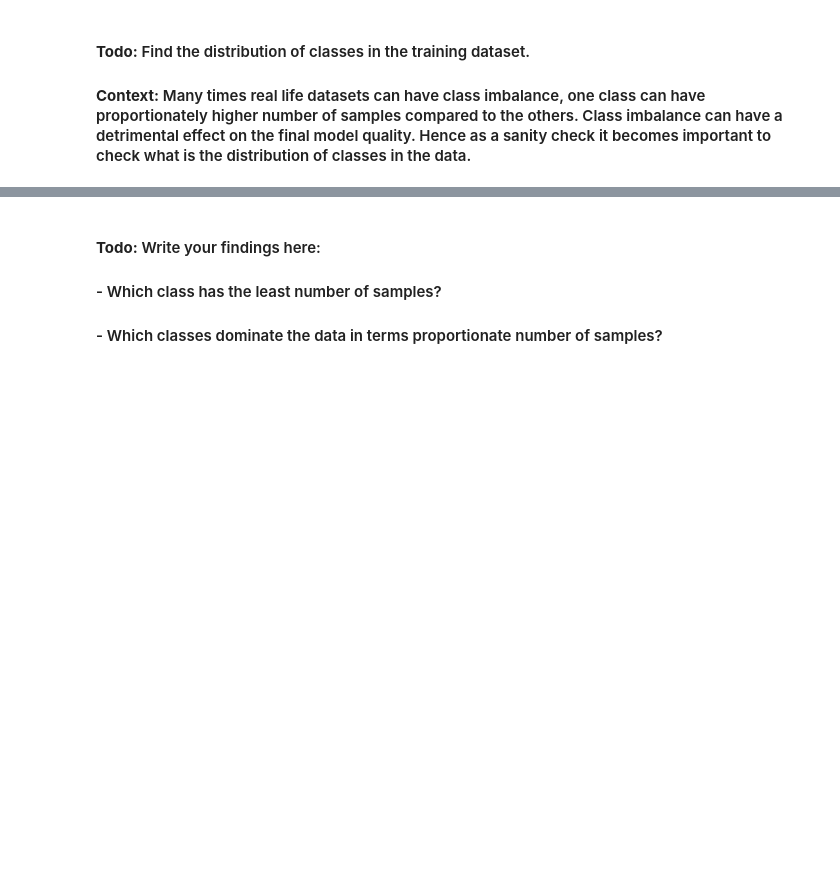
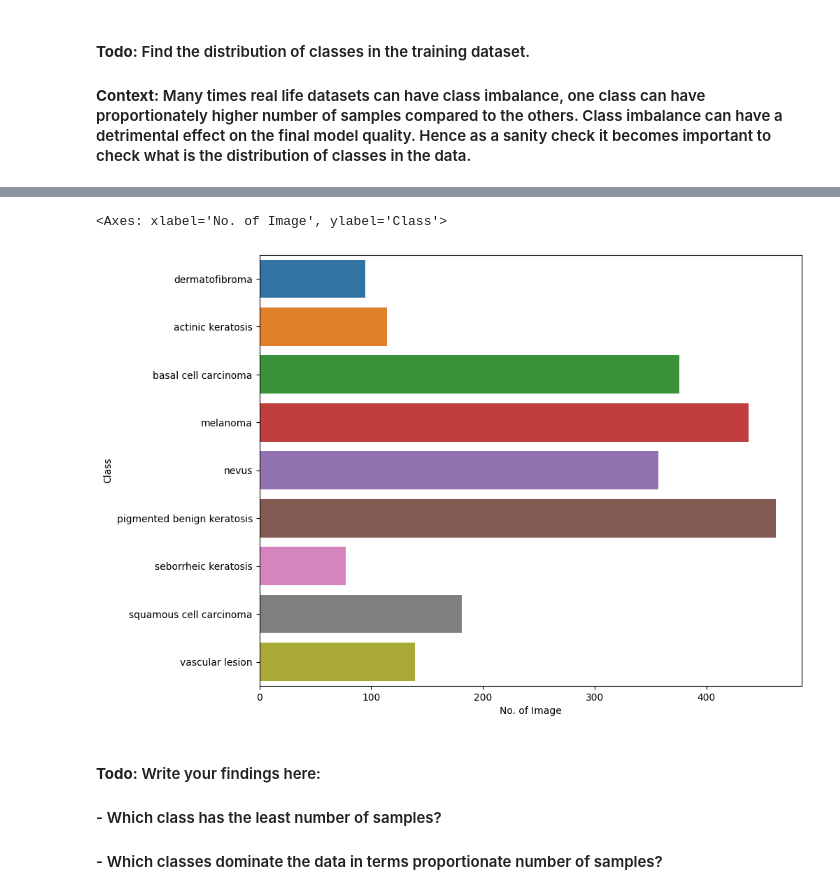
Before and after one commit to shajivmasters/Melanoma-Detection-Assignment, a Jupyter notebook: Shajiv_Kalangath_nn.ipynb, the cells around one changed output, grey strips where cells are left out. Cells and saved outputs as stored; diff of their text form; code cells hidden in the pictures; blank space fills up the shorter version.

```diff
--- a/Shajiv_Kalangath_nn.ipynb
+++ b/Shajiv_Kalangath_nn.ipynb
@@ -509,8 +537,11 @@ df_imbalance
 # %%
 import seaborn as sns
 plt.figure(figsize=(10, 8))
-sns.barplot(x="No. of Image", y="Class", data=df,
+sns.barplot(x="No. of Image", y="Class", data=df_imbalance,
             label="Class")
+# %% [output]
+<Axes: xlabel='No. of Image', ylabel='Class'>
+[figure, added]
 # %% [markdown]
 #### **Todo:** Write your findings here:
 #### - Which class has the least number of samples?
```
Also changed, not shown: parts of 6 cells of this notebook.
